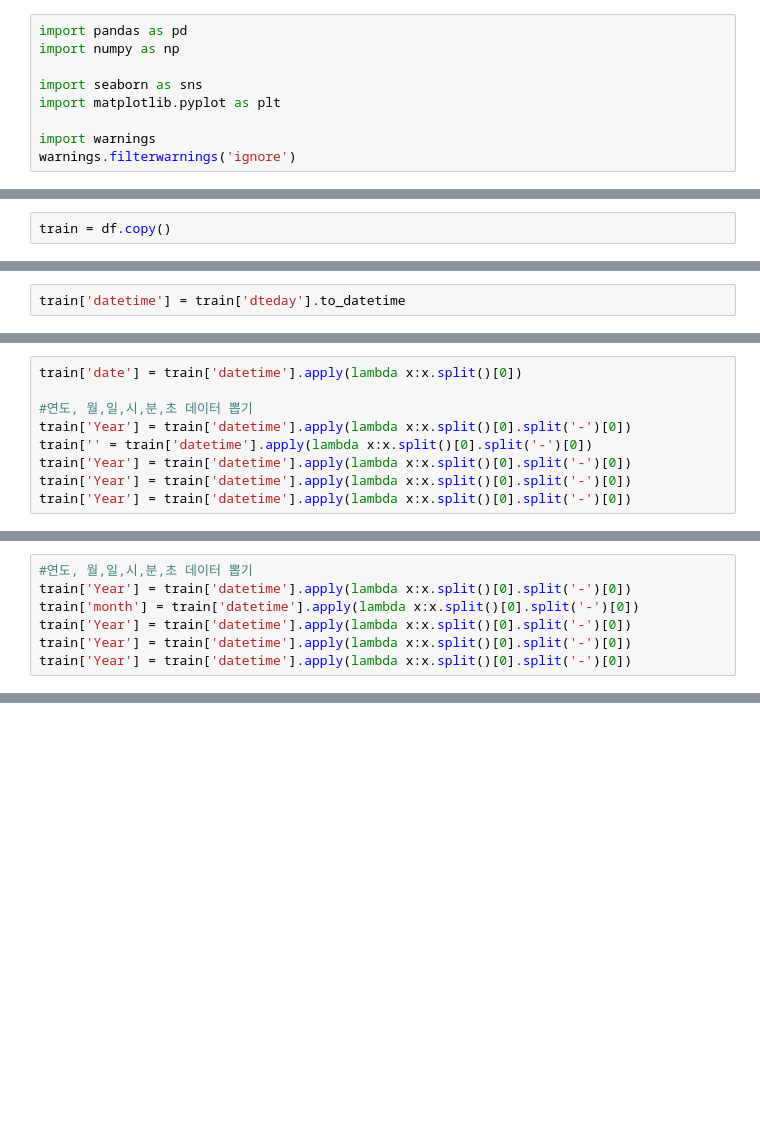
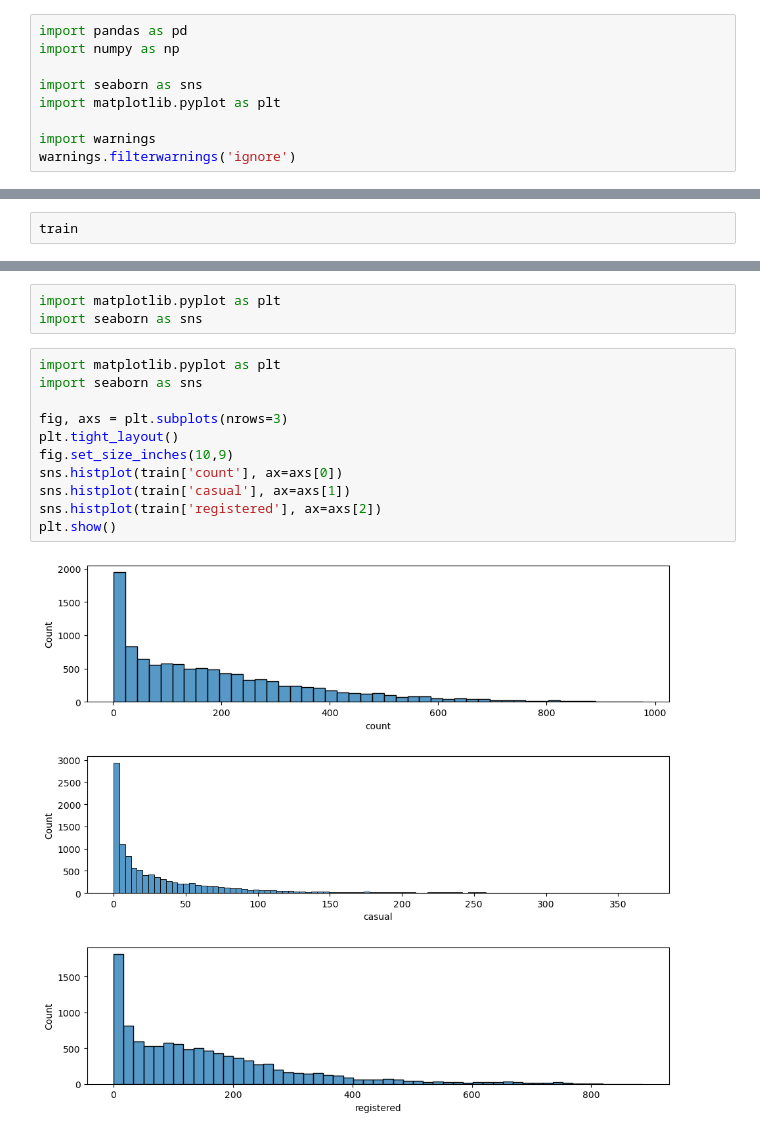
Before and after one commit to sin09135/TIL, a Jupyter notebook: Python/Python Data Analysis/Process_DataAnalysis.ipynb, the cells around one changed output, grey strips where cells are left out. Saved outputs shown, nothing was run; the diff lists cells and outputs as text; blank space fills up the shorter version.

```diff
--- a/Python/Python Data Analysis/Process_DataAnalysis.ipynb
+++ b/Python/Python Data Analysis/Process_DataAnalysis.ipynb
@@ -26,2 +77,2 @@ df.head()
 # %%
-train = df.copy()
+train
@@ -28,2 +92,0 @@ train = df.copy()
-# %%
-train['datetime'] = train['dteday'].to_datetime
@@ -32,9 +92,0 @@ AttributeError: 'Series' object has no attribute 'to_datetime'
-# %%
-train['date'] = train['datetime'].apply(lambda x:x.split()[0])
-
-#연도, 월,일,시,분,초 데이터 뽑기
-train['Year'] = train['datetime'].apply(lambda x:x.split()[0].split('-')[0])
-train['' = train['datetime'].apply(lambda x:x.split()[0].split('-')[0])
-train['Year'] = train['datetime'].apply(lambda x:x.split()[0].split('-')[0])
-train['Year'] = train['datetime'].apply(lambda x:x.split()[0].split('-')[0])
-train['Year'] = train['datetime'].apply(lambda x:x.split()[0].split('-')[0])
@@ -43,7 +92,0 @@ NameError: name 'train' is not defined
-# %%
-#연도, 월,일,시,분,초 데이터 뽑기
-train['Year'] = train['datetime'].apply(lambda x:x.split()[0].split('-')[0])
-train['month'] = train['datetime'].apply(lambda x:x.split()[0].split('-')[0])
-train['Year'] = train['datetime'].apply(lambda x:x.split()[0].split('-')[0])
-train['Year'] = train['datetime'].apply(lambda x:x.split()[0].split('-')[0])
-train['Year'] = train['datetime'].apply(lambda x:x.split()[0].split('-')[0])
@@ -49,0 +96,16 @@ train['Year'] = train['datetime'].apply(lambda x:x.split()[0].split('-')[0])
+# %%
+import matplotlib.pyplot as plt
+import seaborn as sns
+# %%
+import matplotlib.pyplot as plt
+import seaborn as sns
+
+fig, axs = plt.subplots(nrows=3)
+plt.tight_layout()
+fig.set_size_inches(10,9)
+sns.histplot(train['count'], ax=axs[0])
+sns.histplot(train['casual'], ax=axs[1])
+sns.histplot(train['registered'], ax=axs[2])
+plt.show()
+# %% [output]
+[figure, added]
```
Also changed, not shown: parts of 32 cells of this notebook, 3 other files.
